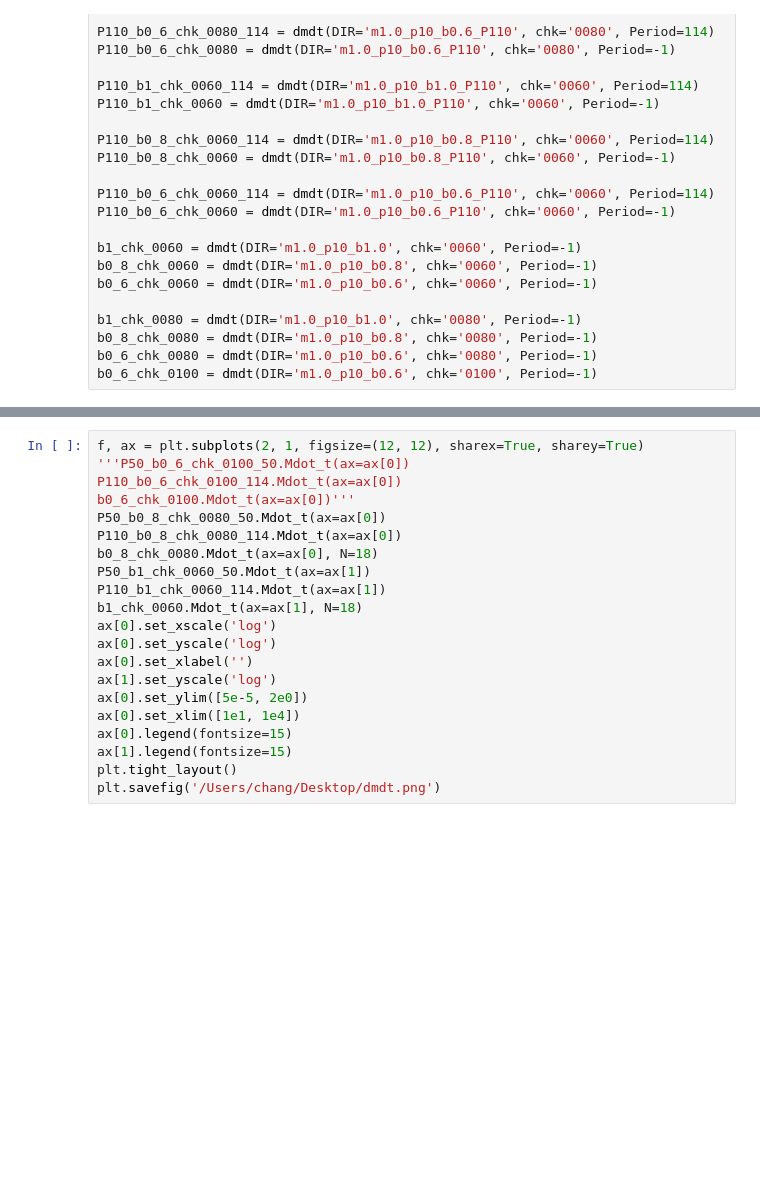
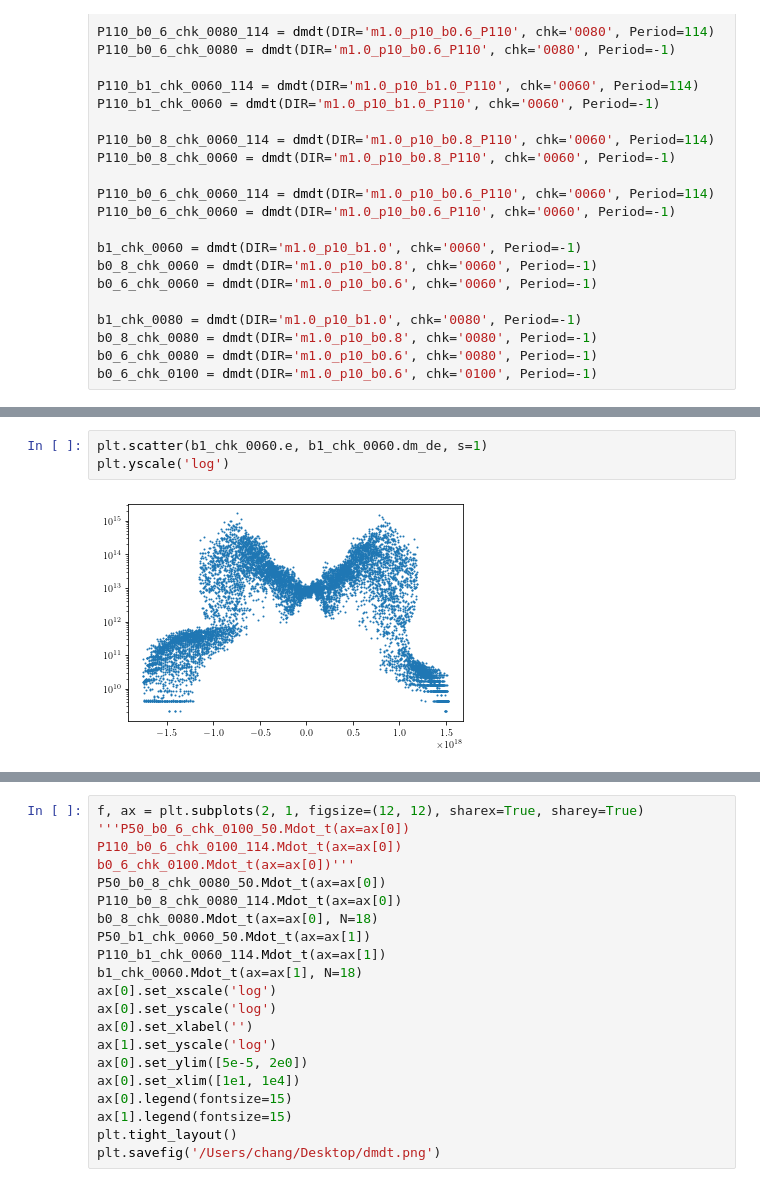
Before and after one commit to slowdivePTG/ASASSN-14ko, a Jupyter notebook: YT_Visualization/dmdt.ipynb, the cells around one changed output, grey strips where cells are left out. Saved outputs shown, nothing was run; the diff lists cells and outputs as text; blank space fills up the shorter version.

```diff
--- a/YT_Visualization/dmdt.ipynb
+++ b/YT_Visualization/dmdt.ipynb
@@ -136,0 +120,5 @@ plt.savefig(
+# %%
+plt.scatter(b1_chk_0060.e, b1_chk_0060.dm_de, s=1)
+plt.yscale('log')
+# %% [output]
+[figure, added]
```
Also changed, not shown: parts of 8 cells of this notebook, 1 other file.
